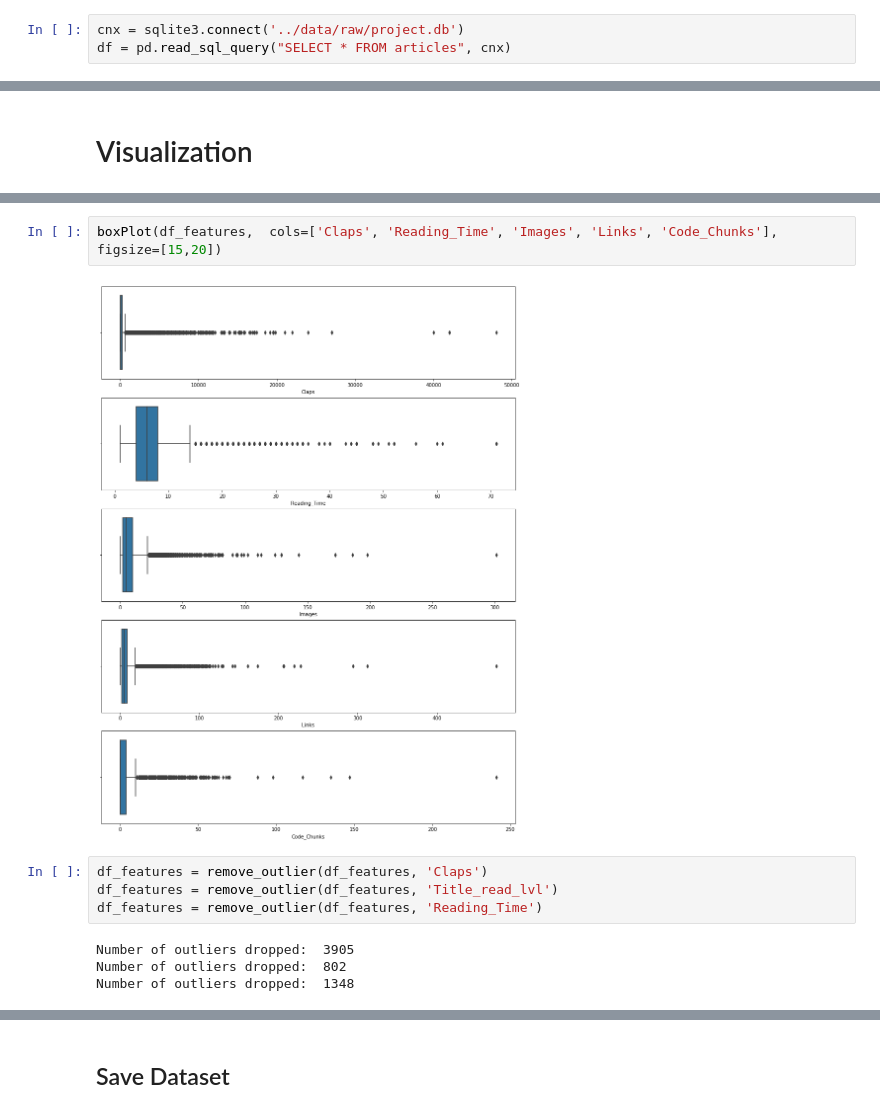
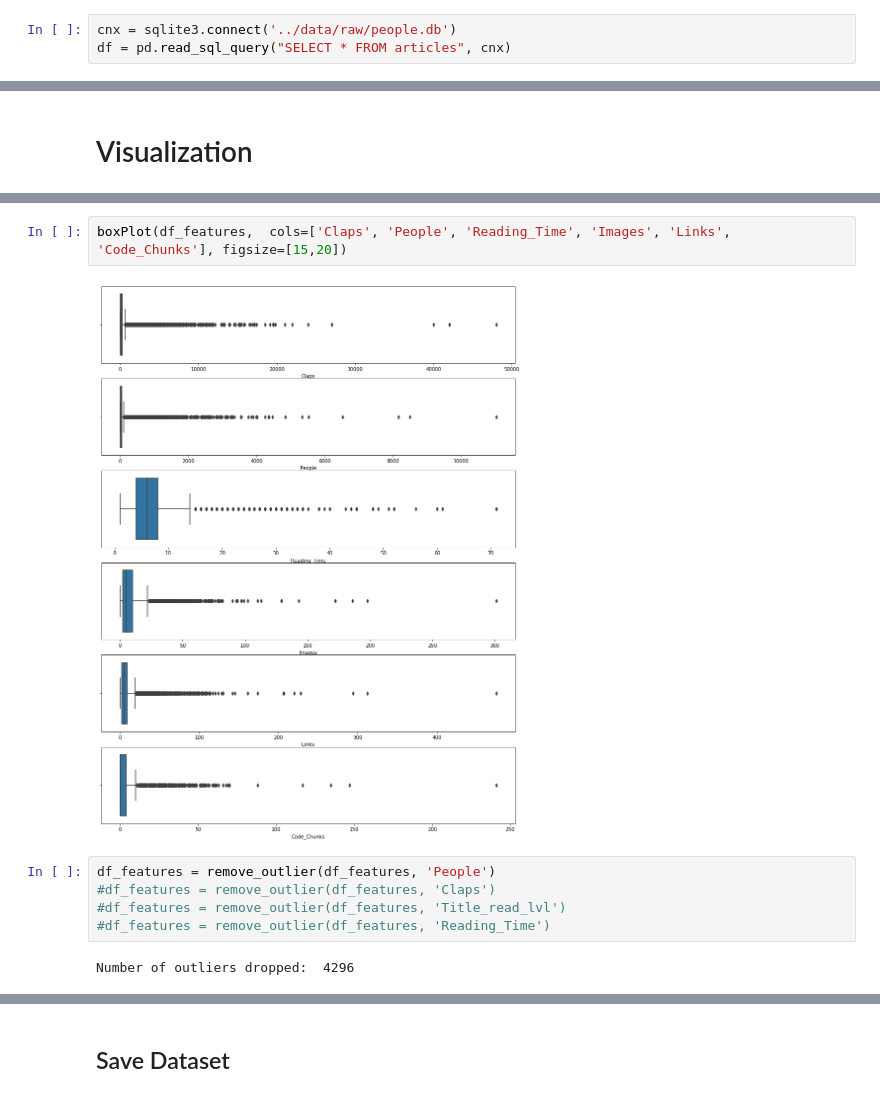
Before and after one commit to mcanones/The-Clap-Predictor, a Jupyter notebook: notebooks/1.-CleaningFeatures.ipynb, the cells around one changed output, grey strips where cells are left out. Drawn from its saved outputs; the diff is of its cells as text.

```diff
--- a/notebooks/1.-CleaningFeatures.ipynb
+++ b/notebooks/1.-CleaningFeatures.ipynb
@@ -24,7 +24,7 @@ or from the matplotlib source distribution
 # %% [markdown]
 # Connect to db
 # %%
-cnx = sqlite3.connect('../data/raw/project.db')
+cnx = sqlite3.connect('../data/raw/people.db')
 df = pd.read_sql_query("SELECT * FROM articles", cnx)
 # %% [markdown]
 # Cleaning
@@ -87,15 +88,14 @@ distPlot(data=df_features, cols=['Images', 'Reading_Time', 'Links','Claps','Days
 # %%
-boxPlot(df_features,  cols=['Claps', 'Reading_Time', 'Images', 'Links', 'Code_Chunks'], figsize=[15,20])
+boxPlot(df_features,  cols=['Claps', 'People', 'Reading_Time', 'Images', 'Links', 'Code_Chunks'], figsize=[15,20])
 # %% [output]
-[figure, old version]
+[figure, new version]
 # %%
-df_features = remove_outlier(df_features, 'Claps')
-df_features = remove_outlier(df_features, 'Title_read_lvl')
-df_features = remove_outlier(df_features, 'Reading_Time')
+df_features = remove_outlier(df_features, 'People')
+#df_features = remove_outlier(df_features, 'Claps')
+#df_features = remove_outlier(df_features, 'Title_read_lvl')
+#df_features = remove_outlier(df_features, 'Reading_Time')
 # %% [output]
-Number of outliers dropped:  3905
-Number of outliers dropped:  802
-Number of outliers dropped:  1348
+Number of outliers dropped:  4296
 # %%
 print(df_features.shape)
 df_features.describe()
```
Also changed, not shown: parts of 13 cells of this notebook, 5 other files.
